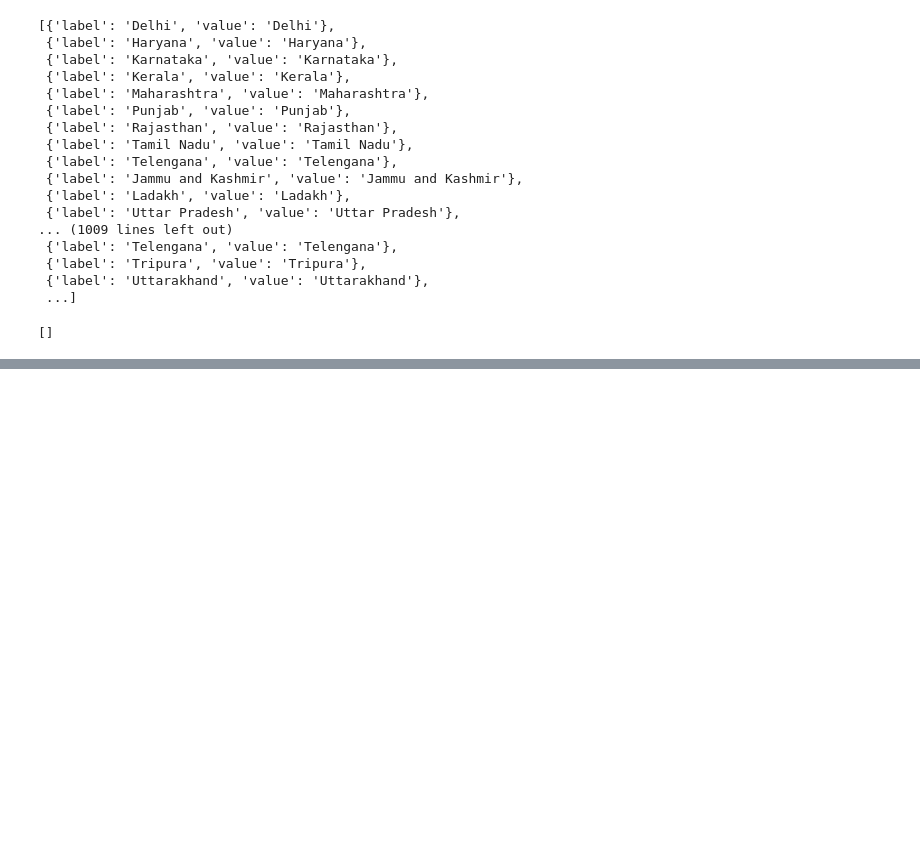
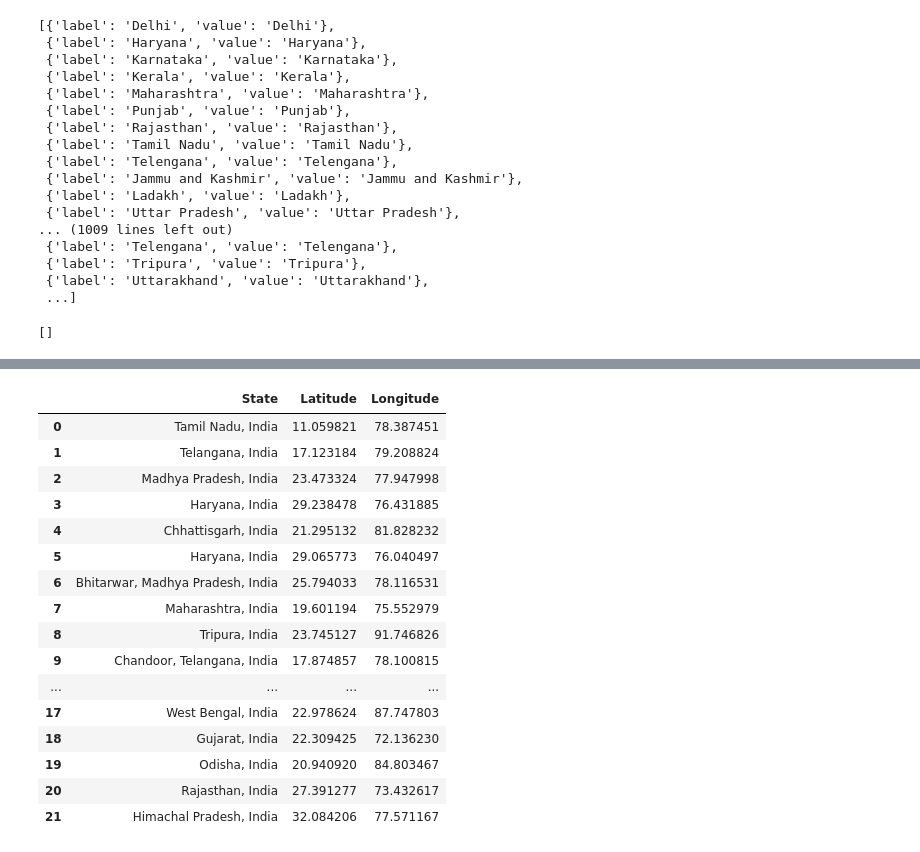
Before and after one commit to kusumakarshukla/COVID19, a Jupyter notebook: src/Untitled.ipynb, the cells around one changed output, grey strips where cells are left out. Cells and saved outputs as stored; diff of their text form; code cells hidden in the pictures; blank space fills up the shorter version.

```diff
--- a/src/Untitled.ipynb
+++ b/src/Untitled.ipynb
@@ -231,0 +666,24 @@ types=['label','value']
+# %%
+df=pd.read_csv('coordinates.tsv',sep='\t',header=None)
+# %%
+df.columns=['State','Latitude','Longitude']
+# %%
+df
+# %% [output]
+|  | State | Latitude | Longitude |
+| 0 | Tamil Nadu, India | 11.059821 | 78.387451 |
+| 1 | Telangana, India | 17.123184 | 79.208824 |
+| 2 | Madhya Pradesh, India | 23.473324 | 77.947998 |
+| 3 | Haryana, India | 29.238478 | 76.431885 |
+| 4 | Chhattisgarh, India | 21.295132 | 81.828232 |
+| 5 | Haryana, India | 29.065773 | 76.040497 |
+| 6 | Bhitarwar, Madhya Pradesh, India | 25.794033 | 78.116531 |
+| 7 | Maharashtra, India | 19.601194 | 75.552979 |
+| 8 | Tripura, India | 23.745127 | 91.746826 |
+| 9 | Chandoor, Telangana, India | 17.874857 | 78.100815 |
+| ... | ... | ... | ... |
+| 17 | West Bengal, India | 22.978624 | 87.747803 |
+| 18 | Gujarat, India | 22.309425 | 72.136230 |
+| 19 | Odisha, India | 20.940920 | 84.803467 |
+| 20 | Rajasthan, India | 27.391277 | 73.432617 |
+| 21 | Himachal Pradesh, India | 32.084206 | 77.571167 |
```
Also changed, not shown: parts of 37 cells of this notebook, 11 other files.
